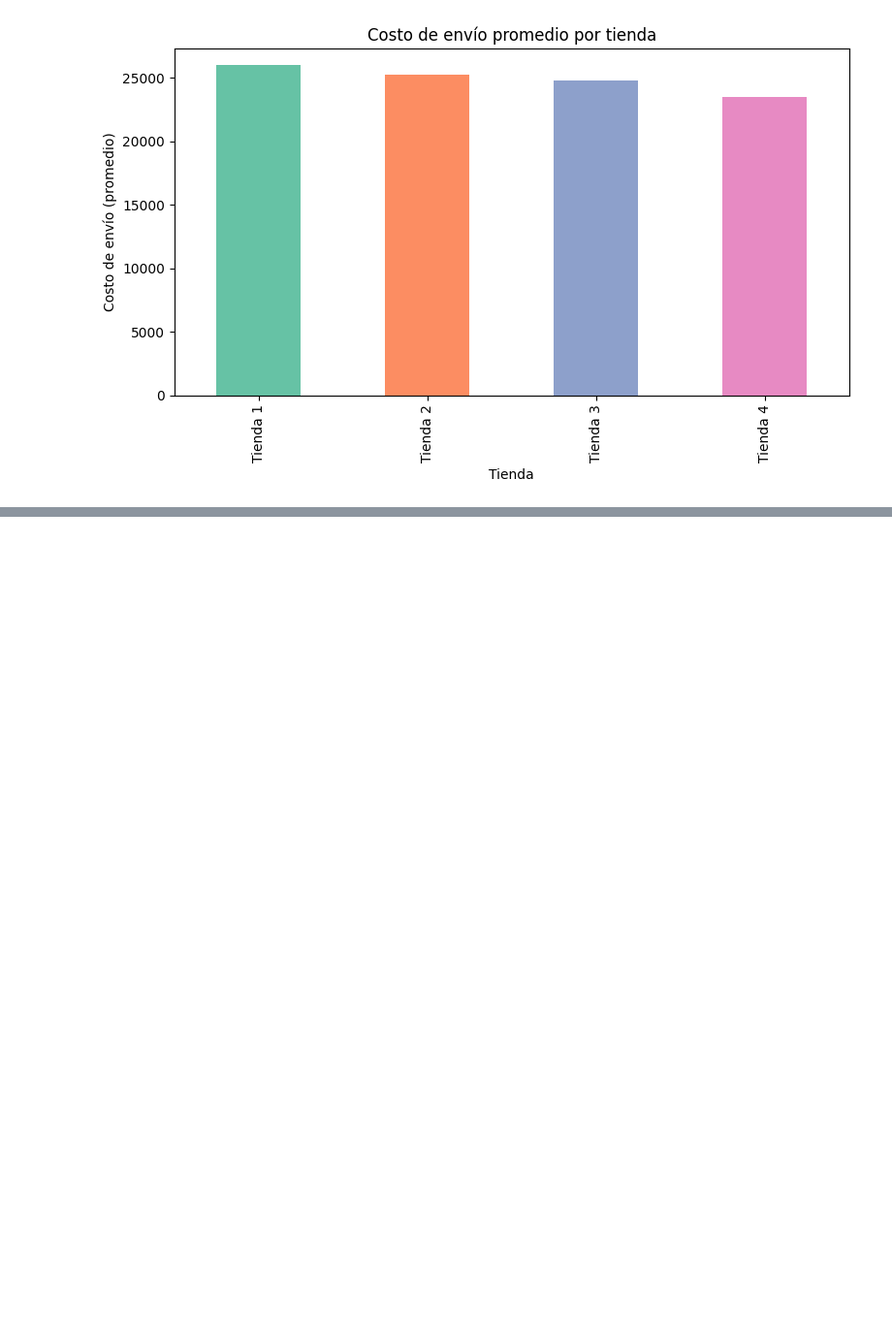
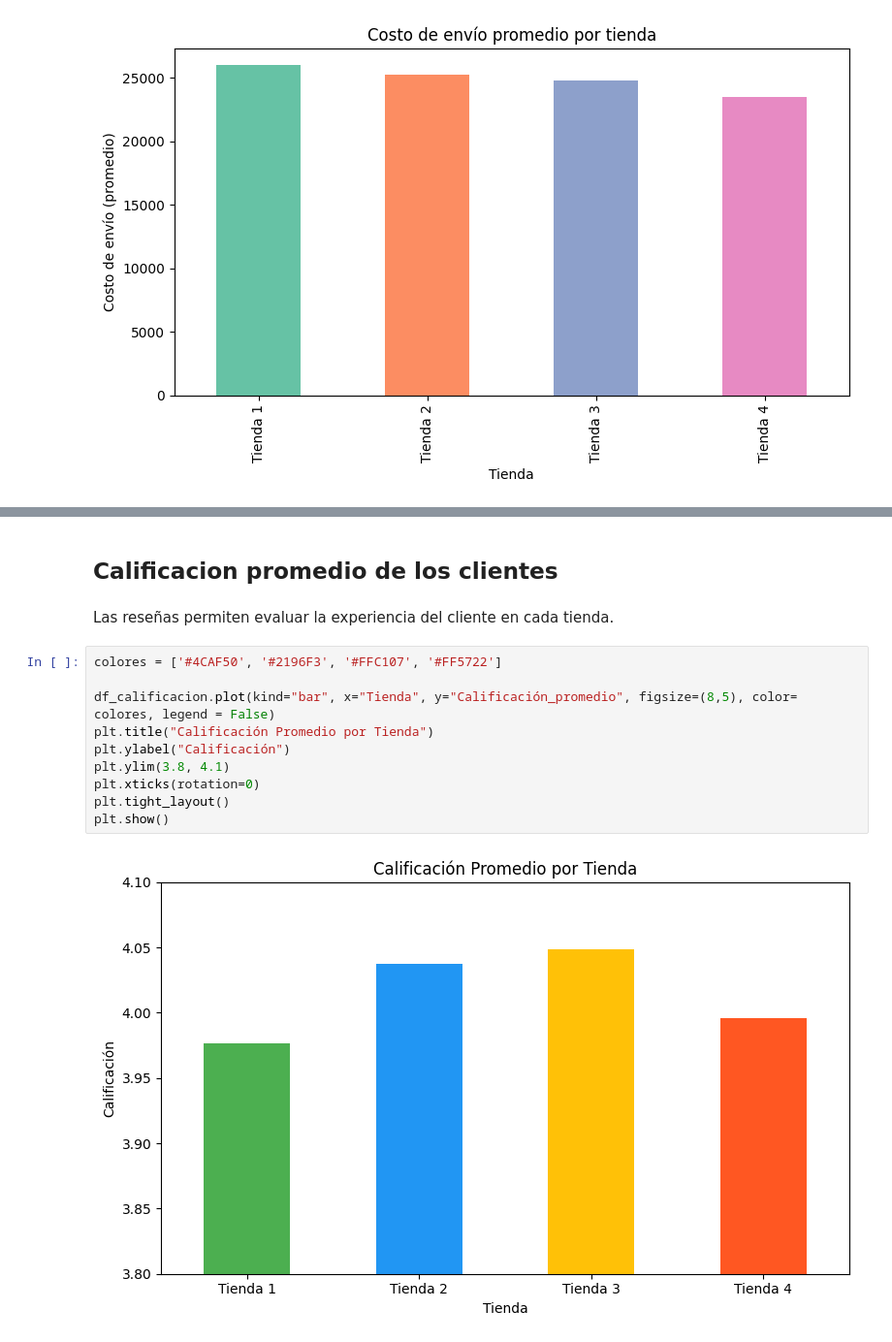
Before and after one commit to Crnari/Alura-Store, a Jupyter notebook: notebooks/AluraStoreLatam.ipynb, the cells around one changed output, grey strips where cells are left out. Shown: that part at 97% size. Drawn from its saved outputs; the diff is of its cells as text; blank space fills up the shorter version.

```diff
--- a/notebooks/AluraStoreLatam.ipynb
+++ b/notebooks/AluraStoreLatam.ipynb
@@ -371,0 +442,16 @@ plt.show()
+# %% [markdown]
+## Calificacion promedio de los clientes
+# %% [markdown]
+Las reseñas permiten evaluar la experiencia del cliente en cada tienda.
+# %%
+colores = ['#4CAF50', '#2196F3', '#FFC107', '#FF5722']
+
+df_calificacion.plot(kind="bar", x="Tienda", y="Calificación_promedio", figsize=(8,5), color= colores, legend = False)
+plt.title("Calificación Promedio por Tienda")
+plt.ylabel("Calificación")
+plt.ylim(3.8, 4.1)
+plt.xticks(rotation=0)
+plt.tight_layout()
+plt.show()
+# %% [output]
+[figure, added]
```
Also changed, not shown: parts of 30 cells of this notebook.
